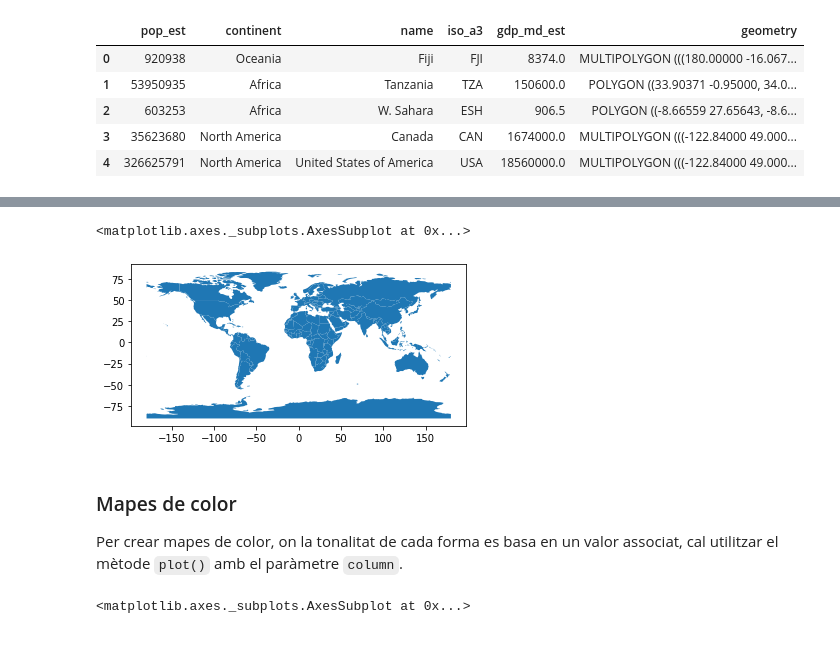
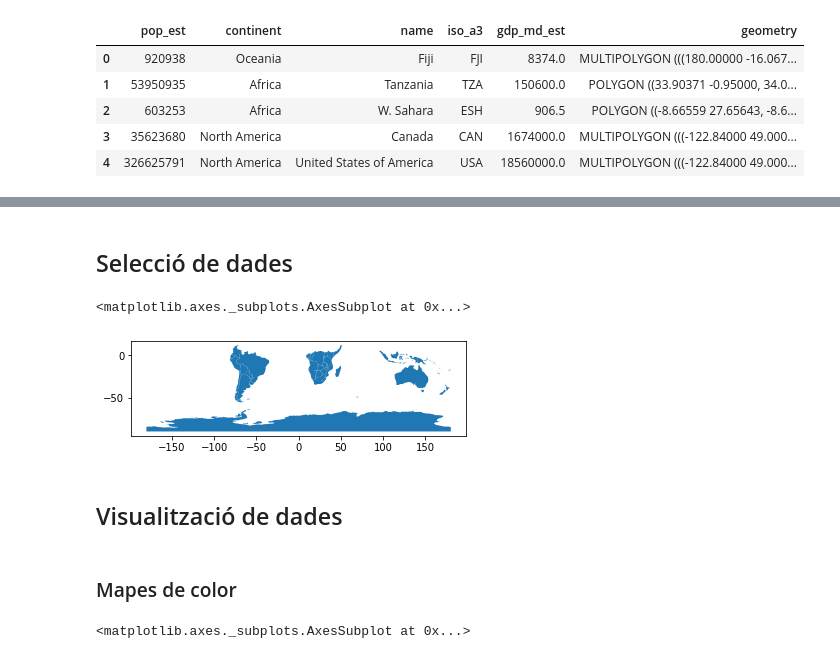
Before and after one commit to vboix2/Python, a Jupyter notebook: LlibCientifiques/GeoPandas.ipynb, the cells around one changed output, grey strips where cells are left out. Cells and saved outputs as stored; diff of their text form; code cells hidden in the pictures.

```diff
--- a/LlibCientifiques/GeoPandas.ipynb
+++ b/LlibCientifiques/GeoPandas.ipynb
@@ -177,13 +118,15 @@ En general, totes les opcions de **pyplot** poden passar-se al mètode `plot()`.
-# %%
-world.plot()
-# %% [output]
-<matplotlib.axes._subplots.AxesSubplot at 0x...>
-[figure, removed]
-# %% [markdown]
-### Mapes de color
-
-Per crear mapes de color, on la tonalitat de cada forma es basa en un valor associat,
-cal utilitzar el mètode `plot()` amb el paràmetre `column`.
+# %% [markdown]
+## Selecció de dades
+# %%
+# Selector geomètric
+world.cx[:,:0].plot()
+# %% [output]
+<matplotlib.axes._subplots.AxesSubplot at 0x...>
+[figure, added]
+# %% [markdown]
+## Visualització de dades
+# %% [markdown]
+### Mapes de color
 # %%
 world.plot(column='pop_est', legend=True, cmap='Spectral')
 # %% [output]
```
Also changed, not shown: parts of 58 cells of this notebook.
